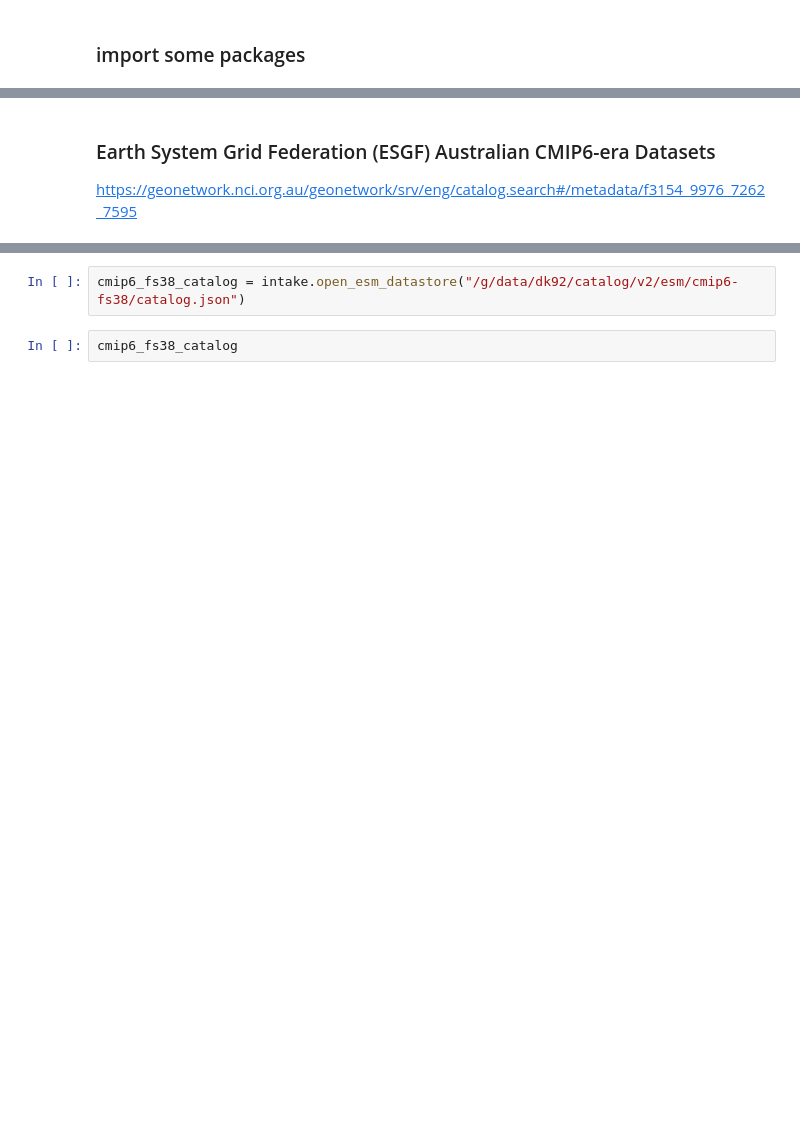
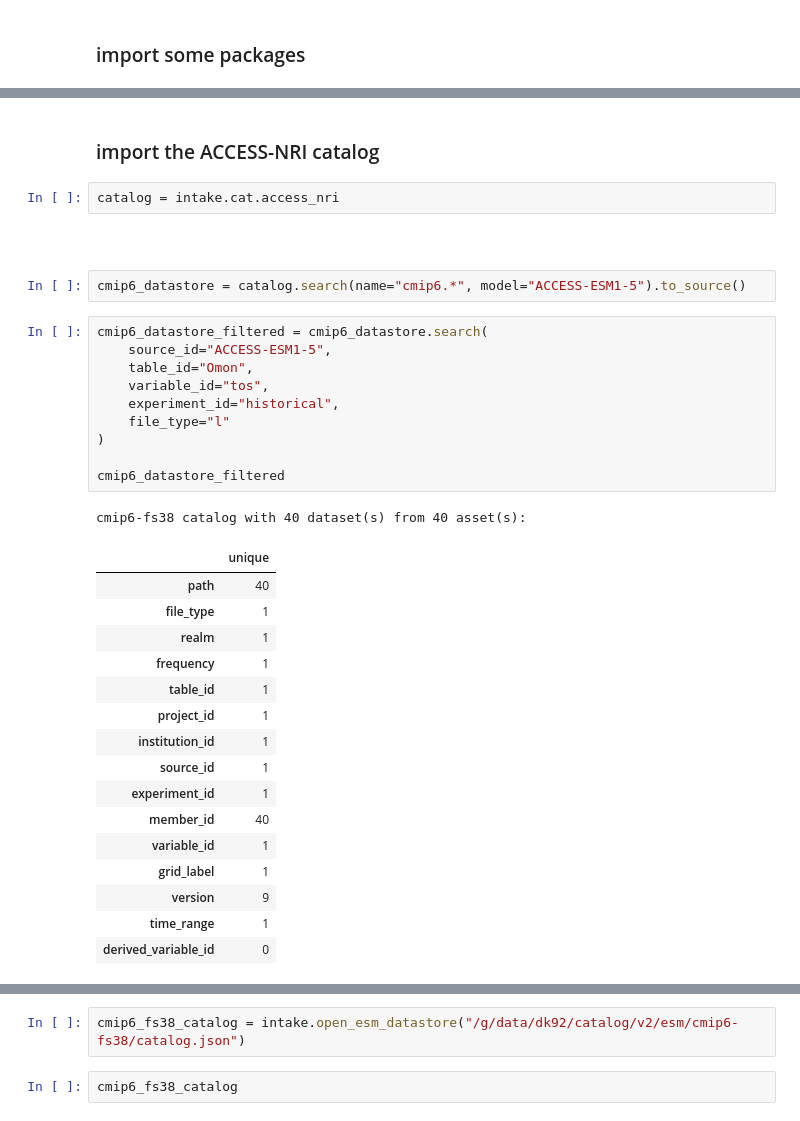
Before and after one commit to shared-climate-data-problems/CMIP-data-problems, a Jupyter notebook: notebooks/ARD_ACCESS-ESM15.ipynb, the cells around one changed output, grey strips where cells are left out. Saved outputs shown, nothing was run; the diff lists cells and outputs as text; blank space fills up the shorter version.

```diff
--- a/notebooks/ARD_ACCESS-ESM15.ipynb
+++ b/notebooks/ARD_ACCESS-ESM15.ipynb
@@ -61,3 +64,36 @@ ModuleNotFoundError: No module named 'intake'
-# %% [markdown]
-### Earth System Grid Federation (ESGF) Australian CMIP6-era Datasets
-https://geonetwork.nci.org.au/geonetwork/srv/eng/catalog.search#/metadata/f3154_9976_7262_7595
+# %% [markdown]
+### import the ACCESS-NRI catalog
+# %%
+catalog = intake.cat.access_nri
+# %% [markdown]
+###
+# %%
+cmip6_datastore = catalog.search(name="cmip6.*", model="ACCESS-ESM1-5").to_source()
+# %%
+cmip6_datastore_filtered = cmip6_datastore.search(
+    source_id="ACCESS-ESM1-5",
+    table_id="Omon",
+    variable_id="tos",
+    experiment_id="historical",
+    file_type="l"
+)
+
+cmip6_datastore_filtered
+# %% [output]
+cmip6-fs38 catalog with 40 dataset(s) from 40 asset(s):
+|  | unique |
+| path | 40 |
+| file_type | 1 |
+| realm | 1 |
+| frequency | 1 |
+| table_id | 1 |
+| project_id | 1 |
+| institution_id | 1 |
+| source_id | 1 |
+| experiment_id | 1 |
+| member_id | 40 |
+| variable_id | 1 |
+| grid_label | 1 |
+| version | 9 |
+| time_range | 1 |
+| derived_variable_id | 0 |
```
Also changed, not shown: parts of 32 cells of this notebook.
